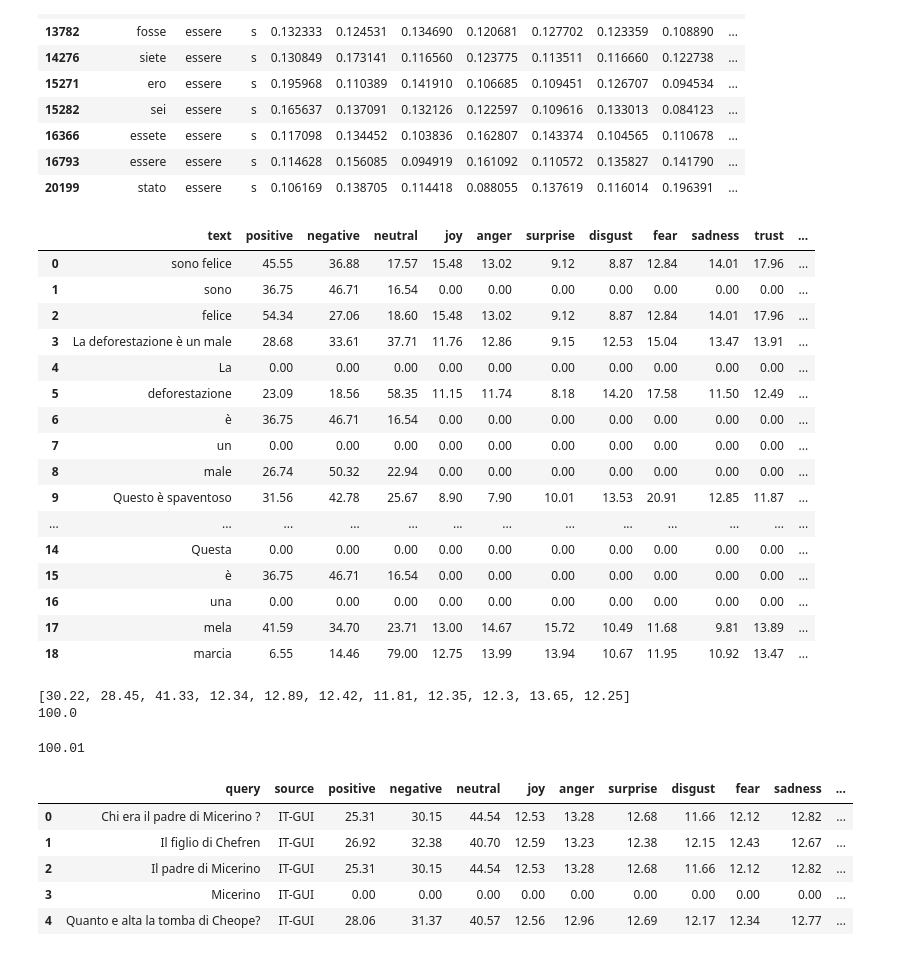
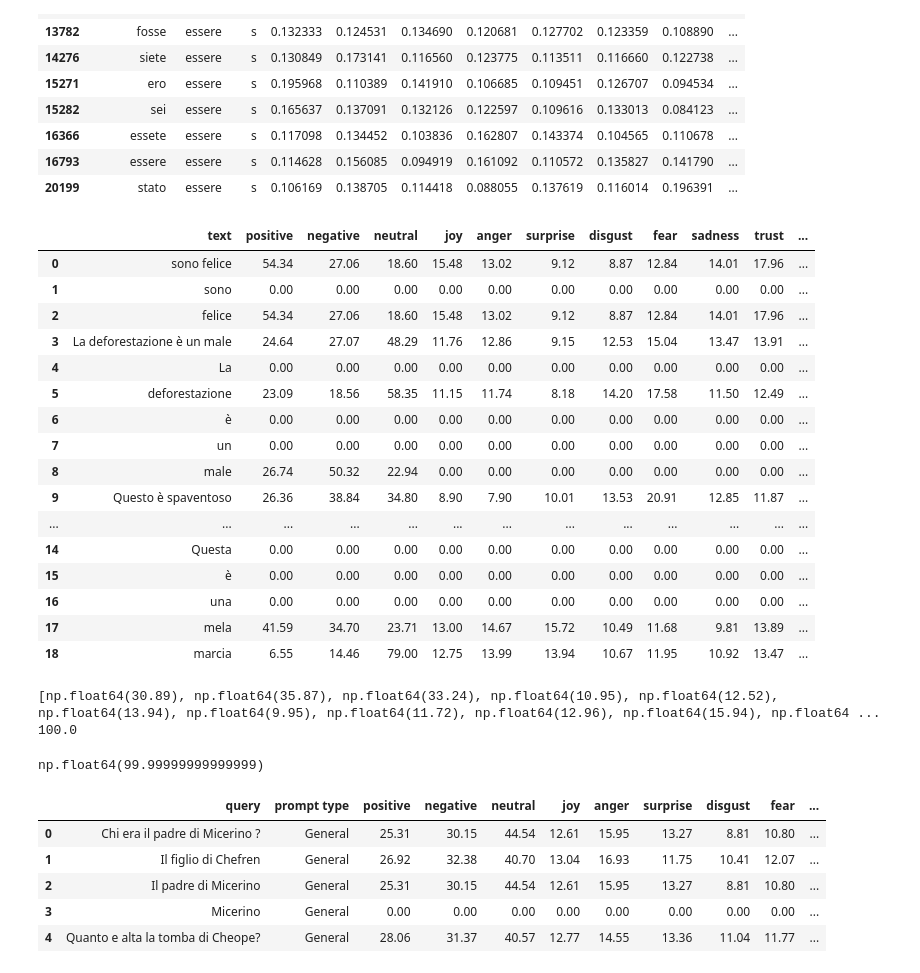
Before and after one commit to HrishitaC/InsideOut2, a Jupyter notebook: Code/emotion_profile.ipynb, the cells around one changed output. Saved outputs shown, nothing was run; the diff lists cells and outputs as text; code cells hidden in the pictures.

```diff
--- a/Code/emotion_profile.ipynb
+++ b/Code/emotion_profile.ipynb
@@ -158,0 +136,12 @@ t'
+# %%
+import nltk
+from nltk.corpus import stopwords
+import spacy
+
+nlp = spacy.load("it_core_news_sm")
+print(len(nlp.Defaults.stop_words))
+
+nltk.download('stopwords')
+stopwords_list = stopwords.words('italian')
+print(stopwords_list)
+print(len(stopwords_list))
@@ -212,7 +211,7 @@ def calc_emotion_profile(text):
 
     doc = nlp(text)
     for token in doc:
-        if token.is_alpha == True:
+        if token.is_alpha == True and token.text.lower() not in stopwords_list:
             word = token.text.lower()
             lemma = token.lemma_.lower()
             pos = token.tag_[0].lower()
@@ -264,60 +263,56 @@ results_df = pd.DataFrame(results, columns=["text", "positive", "negative", "neu
 results_df
 # %% [output]
 |  | text | positive | negative | neutral | joy | anger | surprise | disgust | fear | sadness | trust | ... |
-| 0 | sono felice | 45.55 | 36.88 | 17.57 | 15.48 | 13.02 | 9.12 | 8.87 | 12.84 | 14.01 | 17.96 | ... |
-| 1 | sono | 36.75 | 46.71 | 16.54 | 0.00 | 0.00 | 0.00 | 0.00 | 0.00 | 0.00 | 0.00 | ... |
+| 0 | sono felice | 54.34 | 27.06 | 18.60 | 15.48 | 13.02 | 9.12 | 8.87 | 12.84 | 14.01 | 17.96 | ... |
+| 1 | sono | 0.00 | 0.00 | 0.00 | 0.00 | 0.00 | 0.00 | 0.00 | 0.00 | 0.00 | 0.00 | ... |
 | 2 | felice | 54.34 | 27.06 | 18.60 | 15.48 | 13.02 | 9.12 | 8.87 | 12.84 | 14.01 | 17.96 | ... |
-| 3 | La deforestazione è un male | 28.68 | 33.61 | 37.71 | 11.76 | 12.86 | 9.15 | 12.53 | 15.04 | 13.47 | 13.91 | ... |
+| 3 | La deforestazione è un male | 24.64 | 27.07 | 48.29 | 11.76 | 12.86 | 9.15 | 12.53 | 15.04 | 13.47 | 13.91 | ... |
 | 4 | La | 0.00 | 0.00 | 0.00 | 0.00 | 0.00 | 0.00 | 0.00 | 0.00 | 0.00 | 0.00 | ... |
 | 5 | deforestazione | 23.09 | 18.56 | 58.35 | 11.15 | 11.74 | 8.18 | 14.20 | 17.58 | 11.50 | 12.49 | ... |
-| 6 | è | 36.75 | 46.71 | 16.54 | 0.00 | 0.00 | 0.00 | 0.00 | 0.00 | 0.00 | 0.00 | ... |
+| 6 | è | 0.00 | 0.00 | 0.00 | 0.00 | 0.00 | 0.00 | 0.00 | 0.00 | 0.00 | 0.00 | ... |
 | 7 | un | 0.00 | 0.00 | 0.00 | 0.00 | 0.00 | 0.00 | 0.00 | 0.00 | 0.00 | 0.00 | ... |
 | 8 | male | 26.74 | 50.32 | 22.94 | 0.00 | 0.00 | 0.00 | 0.00 | 0.00 | 0.00 | 0.00 | ... |
-| 9 | Questo è spaventoso | 31.56 | 42.78 | 25.67 | 8.90 | 7.90 | 10.01 | 13.53 | 20.91 | 12.85 | 11.87 | ... |
+| 9 | Questo è spaventoso | 26.36 | 38.84 | 34.80 | 8.90 | 7.90 | 10.01 | 13.53 | 20.91 | 12.85 | 11.87 | ... |
 | ... | ... | ... | ... | ... | ... | ... | ... | ... | ... | ... | ... | ... |
 | 14 | Questa | 0.00 | 0.00 | 0.00 | 0.00 | 0.00 | 0.00 | 0.00 | 0.00 | 0.00 | 0.00 | ... |
-| 15 | è | 36.75 | 46.71 | 16.54 | 0.00 | 0.00 | 0.00 | 0.00 | 0.00 | 0.00 | 0.00 | ... |
+| 15 | è | 0.00 | 0.00 | 0.00 | 0.00 | 0.00 | 0.00 | 0.00 | 0.00 | 0.00 | 0.00 | ... |
 | 16 | una | 0.00 | 0.00 | 0.00 | 0.00 | 0.00 | 0.00 | 0.00 | 0.00 | 0.00 | 0.00 | ... |
 | 17 | mela | 41.59 | 34.70 | 23.71 | 13.00 | 14.67 | 15.72 | 10.49 | 11.68 | 9.81 | 13.89 | ... |
 | 18 | marcia | 6.55 | 14.46 | 79.00 | 12.75 | 13.99 | 13.94 | 10.67 | 11.95 | 10.92 | 13.47 | ... |
 # %%
 import pandas as pd
 
-gemma = pd.read_csv("../Data/Gemma_2b_response.csv")
+gemma = pd.read_csv("../Data/Gemma_resp.csv")
 
-test = gemma.gemma_2b_resp[0]
+test = gemma.Resp[0]
 emo_vals = calc_emotion_profile(test)
 print(emo_vals)
-# emo_norm = [emo/sum(emo_vals[3:]) for emo in emo_vals[3:]]
-# emo_vals[3:] = emo_norm
-# print(emo_norm)
-# print(sum(emo_norm))
 print(sum(emo_vals[:3]))
 sum(emo_vals[3:])
 # %% [output]
-[30.22, 28.45, 41.33, 12.34, 12.89, 12.42, 11.81, 12.35, 12.3, 13.65, 12.25]
+[np.float64(30.89), np.float64(35.87), np.float64(33.24), np.float64(10.95), np.float64(12.52), np.float64(13.94), np.float64(9.95), np.float64(11.72), np.float64(12.96), np.float64(15.94), np.float64 ...
 100.0
-100.01
+np.float64(99.99999999999999)
 # %%
 import pandas as pd
 from tqdm.notebook import tqdm
 
-queries = pd.read_csv("../Data/Queries_IT_final.csv")
+queries = pd.read_csv("../Data/Queries_IT_SIGIR.csv")
 query_emotional_profile = []
 
 for _, row in tqdm(queries.iterrows(), total = len(queries)):
-    query = row["query"]
-    source = row["source"]
+    query = row["Query"]
+    prompt_type = row["Prompt Type"]
     emo_profile = calc_emotion_profile(query)
-    query_emotional_profile.append([query, source]+emo_profile)
+    query_emotional_profile.append([query, prompt_type]+emo_profile)
 
-query_EP_df = pd.DataFrame(query_emotional_profile, columns=["query", "source", "positive", "negative", "neutral", "joy", "anger", "surprise", "disgust", "fear", "sadness", "trust", "anticipation"])
-query_EP_df.to_csv("../Results/query_EP.csv", index=False)
+query_EP_df = pd.DataFrame(query_emotional_profile, columns=["query", "prompt type", "positive", "negative", "neutral", "joy", "anger", "surprise", "disgust", "fear", "sadness", "trust", "anticipation"])
+query_EP_df.to_csv("../Results/query_SIGIR_EP_lexicon.csv", index=False)
 query_EP_df.head()
 # %% [output]
-|  | query | source | positive | negative | neutral | joy | anger | surprise | disgust | fear | sadness | ... |
-| 0 | Chi era il padre di Micerino ? | IT-GUI | 25.31 | 30.15 | 44.54 | 12.53 | 13.28 | 12.68 | 11.66 | 12.12 | 12.82 | ... |
-| 1 | Il figlio di Chefren | IT-GUI | 26.92 | 32.38 | 40.70 | 12.59 | 13.23 | 12.38 | 12.15 | 12.43 | 12.67 | ... |
-| 2 | Il padre di Micerino | IT-GUI | 25.31 | 30.15 | 44.54 | 12.53 | 13.28 | 12.68 | 11.66 | 12.12 | 12.82 | ... |
-| 3 | Micerino | IT-GUI | 0.00 | 0.00 | 0.00 | 0.00 | 0.00 | 0.00 | 0.00 | 0.00 | 0.00 | ... |
-| 4 | Quanto e alta la tomba di Cheope? | IT-GUI | 28.06 | 31.37 | 40.57 | 12.56 | 12.96 | 12.69 | 12.17 | 12.34 | 12.77 | ... |
+|  | query | prompt type | positive | negative | neutral | joy | anger | surprise | disgust | fear | ... |
+| 0 | Chi era il padre di Micerino ? | General | 25.31 | 30.15 | 44.54 | 12.61 | 15.95 | 13.27 | 8.81 | 10.80 | ... |
+| 1 | Il figlio di Chefren | General | 26.92 | 32.38 | 40.70 | 13.04 | 16.93 | 11.75 | 10.41 | 12.07 | ... |
+| 2 | Il padre di Micerino | General | 25.31 | 30.15 | 44.54 | 12.61 | 15.95 | 13.27 | 8.81 | 10.80 | ... |
+| 3 | Micerino | General | 0.00 | 0.00 | 0.00 | 0.00 | 0.00 | 0.00 | 0.00 | 0.00 | ... |
+| 4 | Quanto e alta la tomba di Cheope? | General | 28.06 | 31.37 | 40.57 | 12.77 | 14.55 | 13.36 | 11.04 | 11.77 | ... |
```
Also changed, not shown: parts of 12 cells of this notebook, 3 other files.
